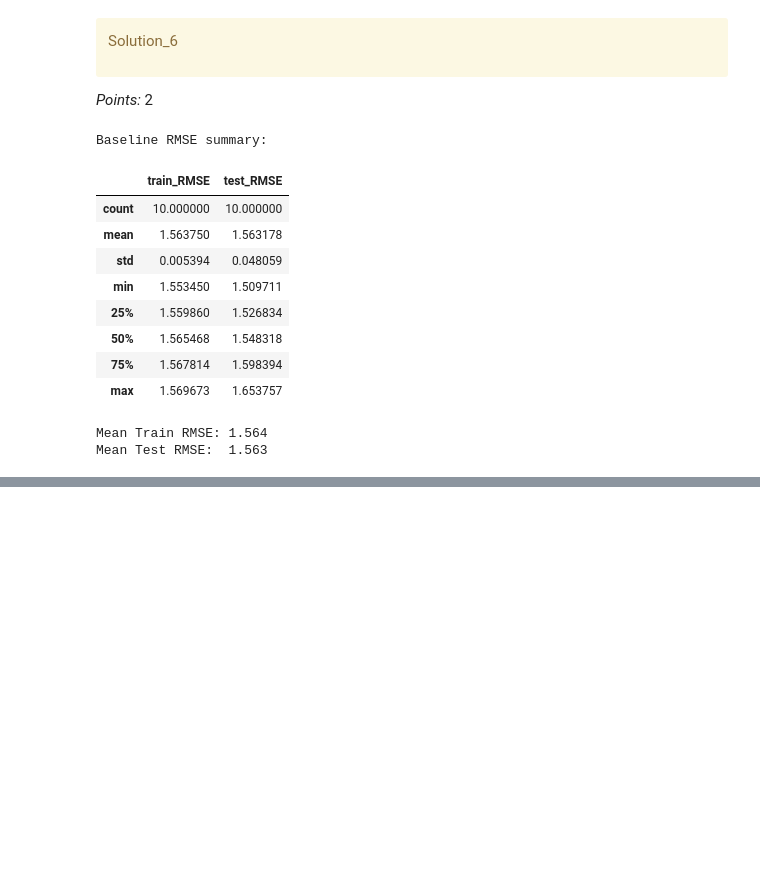
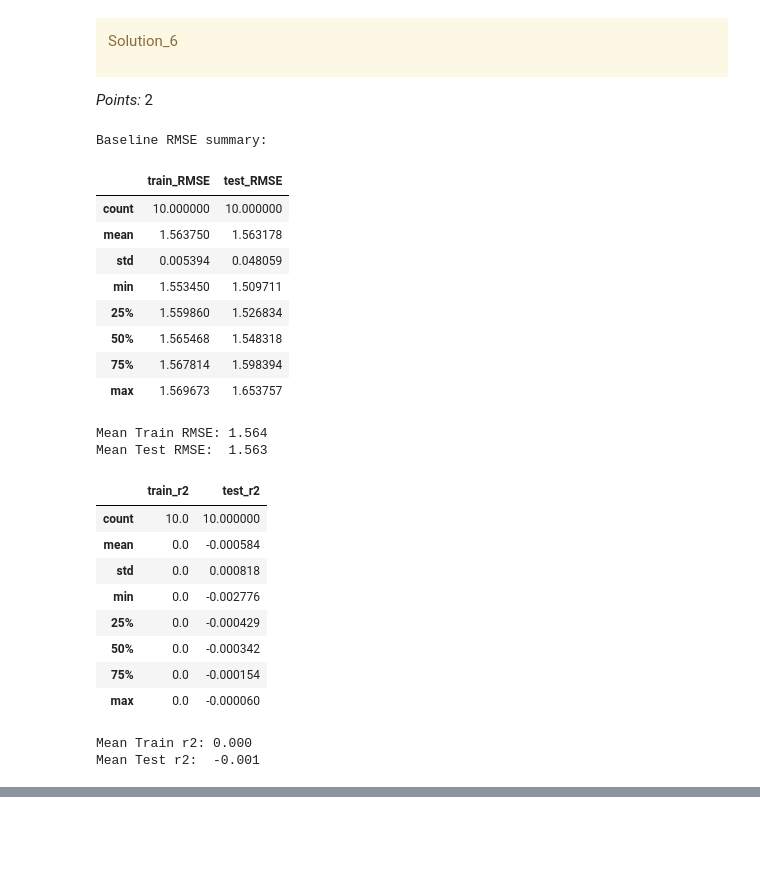
Before and after one commit to janayee-c/cpsc330-hw5, a Jupyter notebook: hw5.ipynb, the cells around one changed output, grey strips where cells are left out. Cells and saved outputs as stored; diff of their text form; code cells hidden in the pictures; blank space fills up the shorter version.

```diff
--- a/hw5.ipynb
+++ b/hw5.ipynb
@@ -739,20 +766,6 @@ import pandas as pd
 from sklearn.metrics import make_scorer, mean_squared_error
 from sklearn.model_selection import cross_val_score, cross_validate
 
-def my_mape(true, pred):
-    return np.mean(np.abs((pred - true) / true))
-
-mape_scorer = make_scorer(my_mape, greater_is_better=False)
-
-scoring = {
-    "r2": "r2",
-    "mape_scorer": mape_scorer, # just for demonstration for a custom scorer
-    "sklearn MAPE": "neg_mean_absolute_percentage_error",
-    "RMSE": "neg_root_mean_squared_error",
-    "MSE": "neg_mean_squared_error",
-}
-
-# ABOVE CODE taken from lecture 10_regression
 
 dummy = DummyRegressor(strategy='mean') # just take the mean of the training labels as prediction
 baseline_pipe = make_pipeline(preprocessor, dummy)
@@ -761,34 +774,48 @@ baseline_pipe = make_pipeline(preprocessor, dummy)
 dummy_results = pd.DataFrame(
     cross_validate(
         baseline_pipe,
         X_train, y_train,
         cv=10,
         scoring=scoring,
         return_train_score=True
     )
 )
 
 # Convert negative RMSE to positive for easier interpretability in target variablee
 dummy_results["train_RMSE"] = -dummy_results["train_RMSE"]
 dummy_results["test_RMSE"] = -dummy_results["test_RMSE"]
-
 print("Baseline RMSE summary:")
 display(dummy_results[["train_RMSE", "test_RMSE"]].describe())
 print(f"Mean Train RMSE: {dummy_results['train_RMSE'].mean():.3f}")
 print(f"Mean Test RMSE:  {dummy_results['test_RMSE'].mean():.3f}")
+
+display(dummy_results[["train_r2", "test_r2"]].describe())
+print(f"Mean Train r2: {dummy_results['train_r2'].mean():.3f}")
+print(f"Mean Test r2:  {dummy_results['test_r2'].mean():.3f}")
 # %% [output]
 Baseline RMSE summary:
 |  | train_RMSE | test_RMSE |
 | count | 10.000000 | 10.000000 |
 | mean | 1.563750 | 1.563178 |
 | std | 0.005394 | 0.048059 |
 | min | 1.553450 | 1.509711 |
 | 25% | 1.559860 | 1.526834 |
 | 50% | 1.565468 | 1.548318 |
 | 75% | 1.567814 | 1.598394 |
 | max | 1.569673 | 1.653757 |
 Mean Train RMSE: 1.564
 Mean Test RMSE:  1.563
+|  | train_r2 | test_r2 |
+| count | 10.0 | 10.000000 |
+| mean | 0.0 | -0.000584 |
+| std | 0.0 | 0.000818 |
+| min | 0.0 | -0.002776 |
+| 25% | 0.0 | -0.000429 |
+| 50% | 0.0 | -0.000342 |
+| 75% | 0.0 | -0.000154 |
+| max | 0.0 | -0.000060 |
+Mean Train r2: 0.000
+Mean Test r2:  -0.001
 # %%
 dummy_results.describe()
 # %% [output]
```
Also changed, not shown: parts of 53 cells of this notebook, 5 other files.
